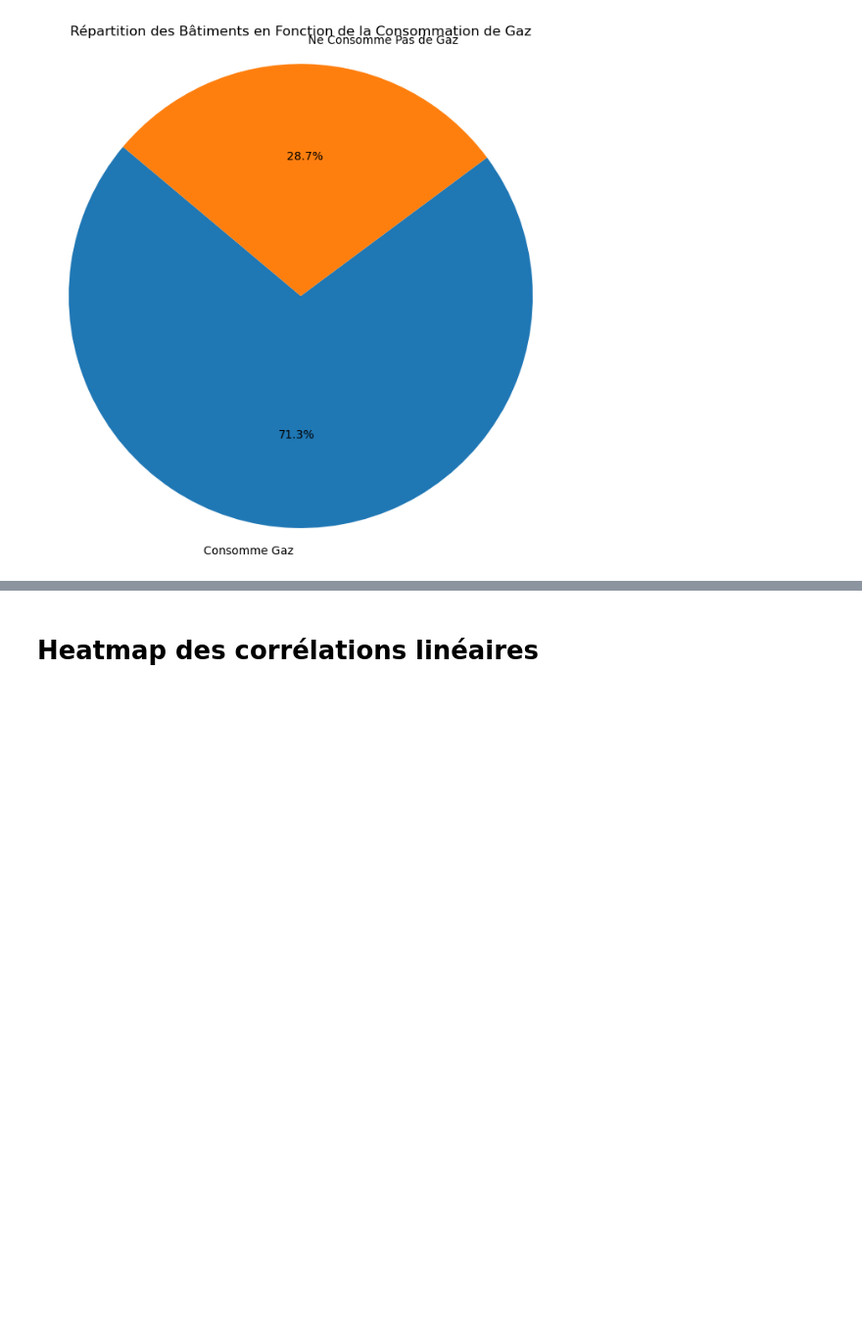
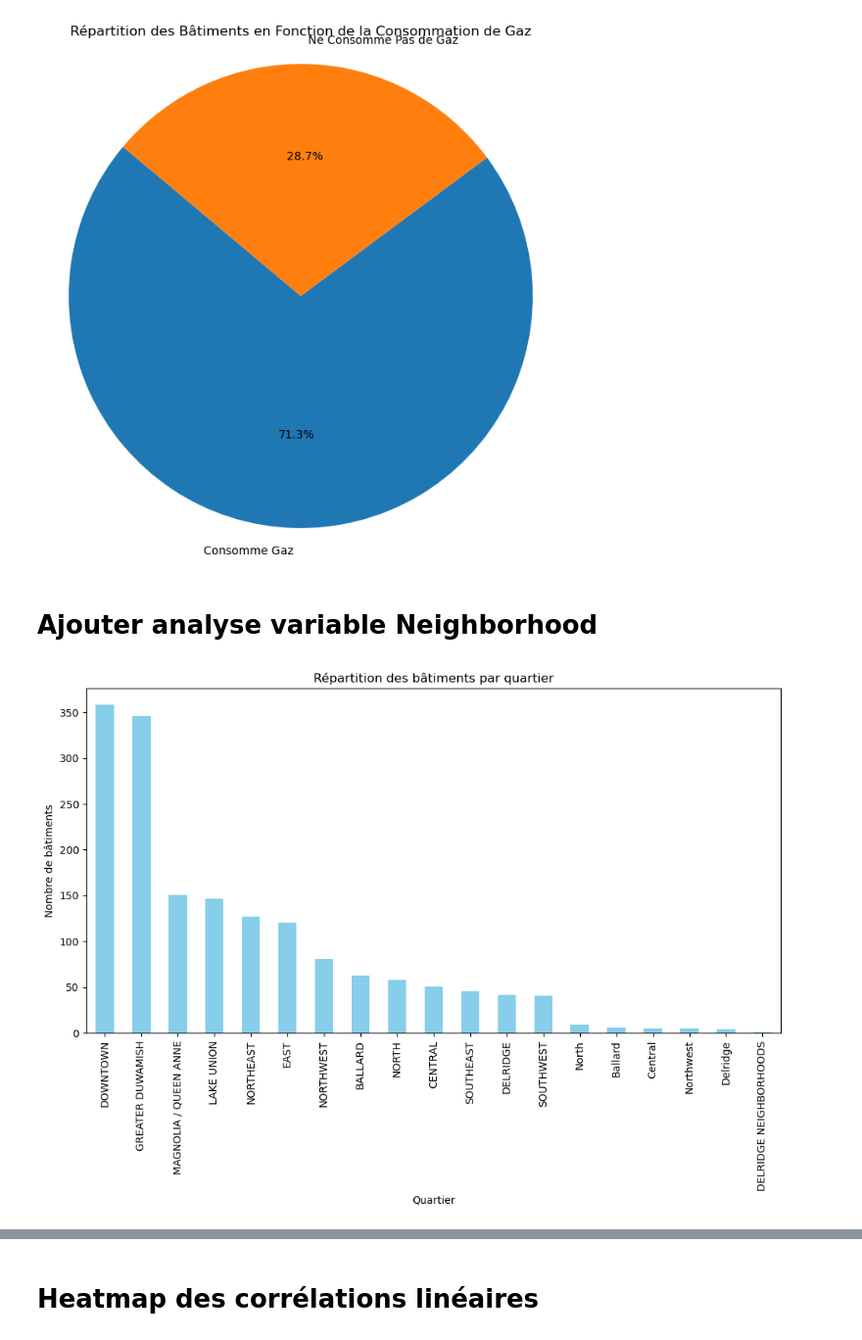
Before and after one commit to Tarek-D/P4_Anticipez-les-besoins-en-consommation-de-ba-timents, a Jupyter notebook: explore.ipynb, the cells around one changed output, grey strips where cells are left out. Shown at 98% size. Cells and saved outputs as stored; diff of their text form; code cells hidden in the pictures; blank space fills up the shorter version.

```diff
--- a/explore.ipynb
+++ b/explore.ipynb
@@ -449,3 +474,19 @@ plt.axis('equal')  # Laisser le graphique circulaire
 plt.show()
 # %% [output]
 [figure]
+# %% [markdown]
+# Ajouter analyse variable Neighborhood
+# %%
+# Comptez les occurrences de chaque quartier
+neighborhood_counts = data['Neighborhood'].value_counts()
+
+# Affichez la répartition des quartiers
+plt.figure(figsize=(12, 6))
+neighborhood_counts.plot(kind='bar', color='skyblue')
+plt.title('Répartition des bâtiments par quartier')
+plt.xlabel('Quartier')
+plt.ylabel('Nombre de bâtiments')
+plt.xticks(rotation=90)
+plt.show()
+# %% [output]
+[figure, added]
```
Also changed, not shown: parts of 11 cells of this notebook.
